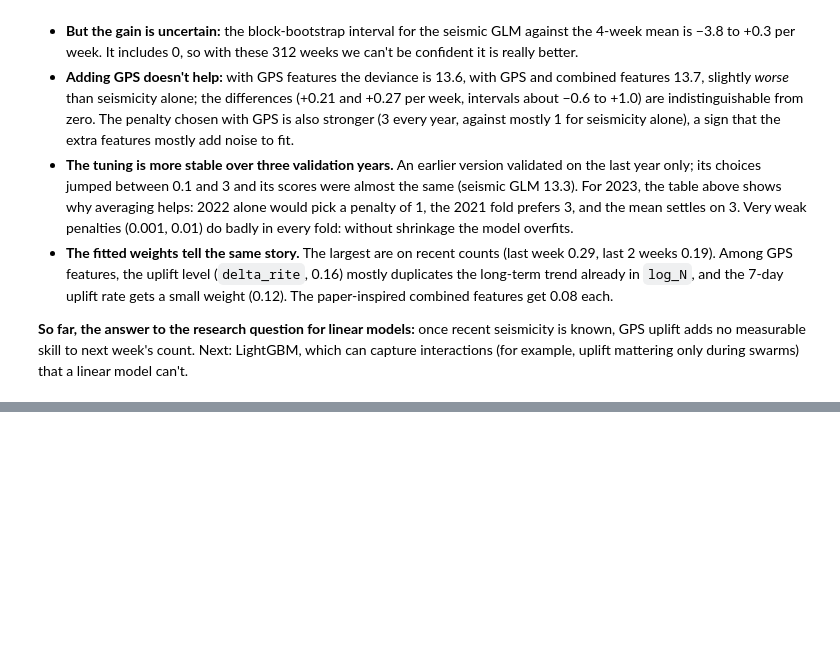
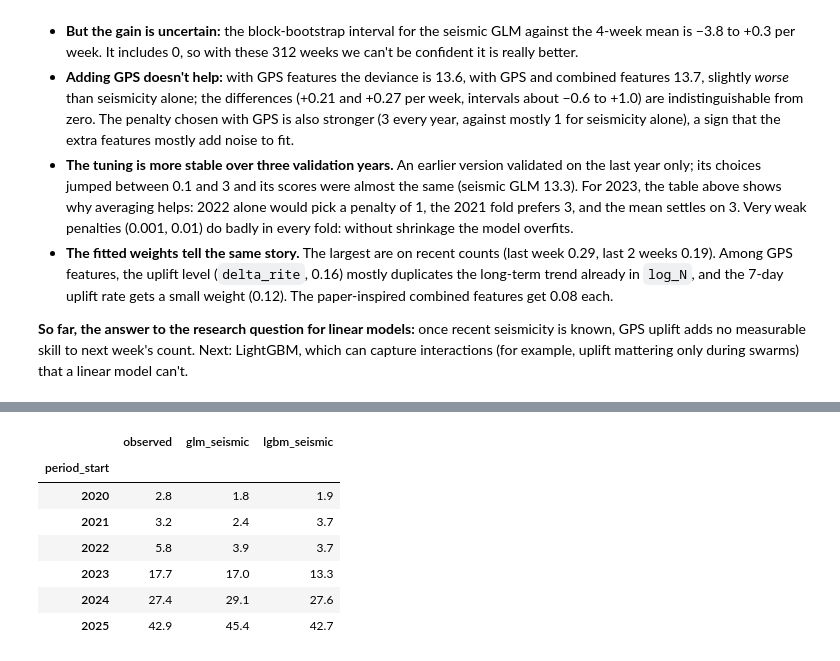
Before and after one commit to PatrickBolton/flegrei-seismicity, a Jupyter notebook: notebooks/04_models.ipynb, the cells around one changed output, grey strips where cells are left out. Cells and saved outputs as stored; diff of their text form; code cells hidden in the pictures; blank space fills up the shorter version.

```diff
--- a/notebooks/04_models.ipynb
+++ b/notebooks/04_models.ipynb
@@ -306,0 +365,13 @@ plt.show()
+# %%
+# Mean weekly forecast per year against the observed mean: does LightGBM fall behind the growth?
+pd.DataFrame({"observed": test["count"], "glm_seismic": count_forecasts["glm_seismic"],
+              "lgbm_seismic": count_forecasts["lgbm_seismic"]}).groupby(test.index.year).mean().round(1)
+# %% [output]
+|  | observed | glm_seismic | lgbm_seismic |
+| period_start |  |  |  |
+| 2020 | 2.8 | 1.8 | 1.9 |
+| 2021 | 3.2 | 2.4 | 3.7 |
+| 2022 | 5.8 | 3.9 | 3.7 |
+| 2023 | 17.7 | 17.0 | 13.3 |
+| 2024 | 27.4 | 29.1 | 27.6 |
+| 2025 | 42.9 | 45.4 | 42.7 |
```
Also changed, not shown: parts of 5 cells of this notebook, 1 other file.
